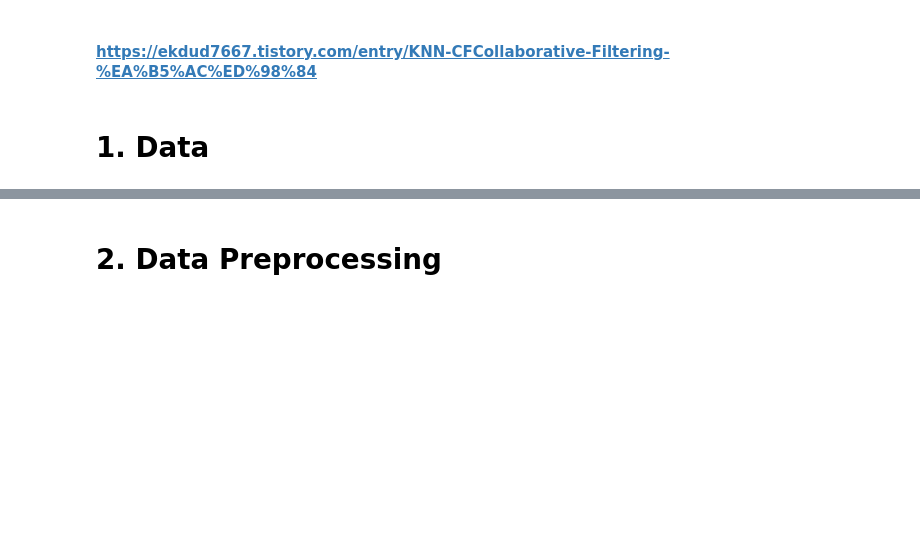
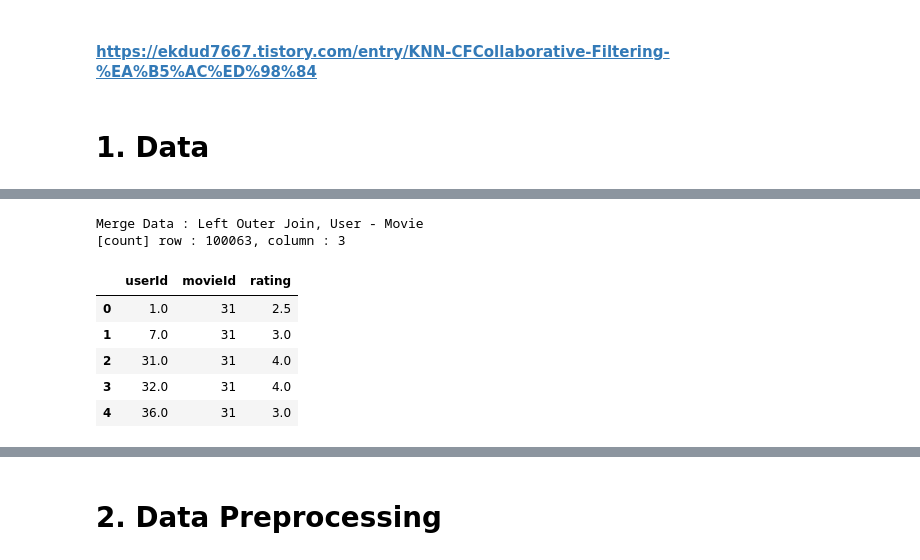
Before and after one commit to formegusto/research-recommendation-system, a Jupyter notebook: 2. Memory-based Collaborative Filtering.ipynb, the cells around one changed output, grey strips where cells are left out. Drawn from its saved outputs; the diff is of its cells as text; code cells hidden in the pictures; blank space fills up the shorter version.

```diff
--- a/2. Memory-based Collaborative Filtering.ipynb
+++ b/2. Memory-based Collaborative Filtering.ipynb
@@ -23,0 +40,18 @@ rating_data.head(5)
+# %%
+# merge data
+merge_data = pd.merge(
+                rating_data.drop("timestamp", axis=1), movie_data.drop('genres', axis=1),
+                how='outer', on='movieId')[['userId', 'movieId', 'rating']]
+crow, ccol = merge_data.shape
+print("Merge Data : Left Outer Join, User - Movie")
+print("[count] row : {}, column : {}".format(crow, ccol))
+merge_data.head()
+# %% [output]
+Merge Data : Left Outer Join, User - Movie
+[count] row : 100063, column : 3
+|  | userId | movieId | rating |
+| 0 | 1.0 | 31 | 2.5 |
+| 1 | 7.0 | 31 | 3.0 |
+| 2 | 31.0 | 31 | 4.0 |
+| 3 | 32.0 | 31 | 4.0 |
+| 4 | 36.0 | 31 | 3.0 |
```
Also changed, not shown: parts of 13 cells of this notebook.
